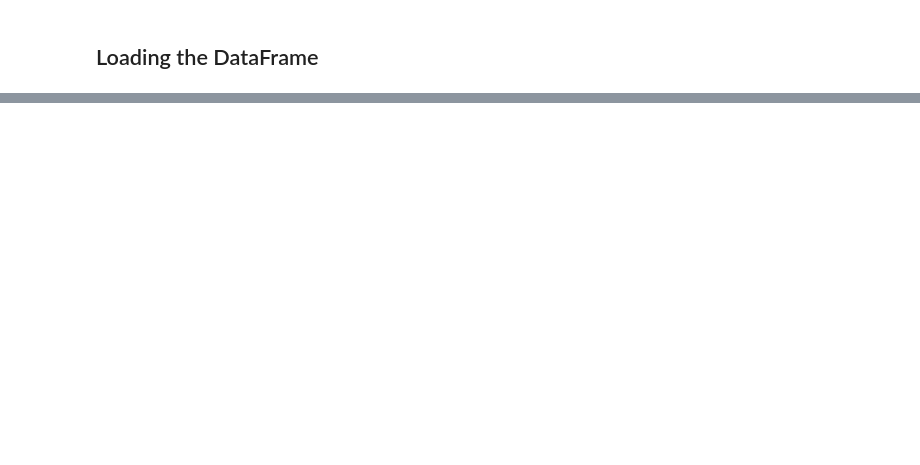
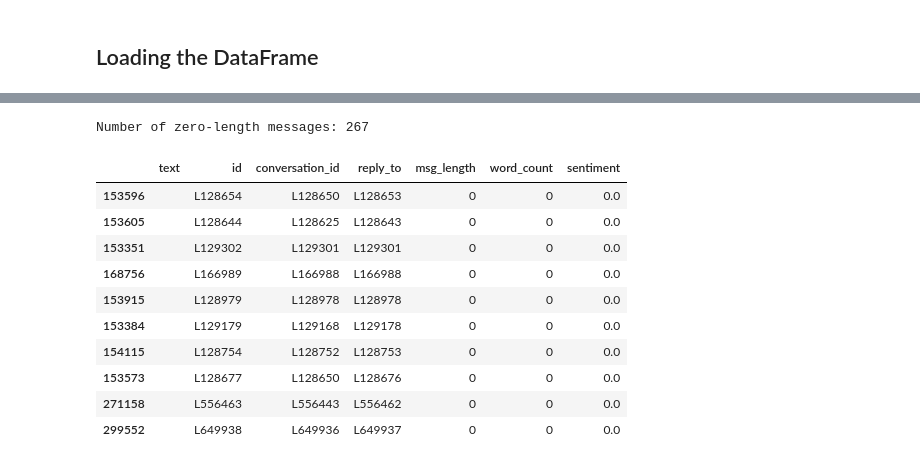
Before and after one commit to Tomas4python/chatbot, a Jupyter notebook: 01_preprocess_dataset.ipynb, the cells around one changed output, grey strips where cells are left out. Drawn from its saved outputs; the diff is of its cells as text; code cells hidden in the pictures; blank space fills up the shorter version.

```diff
--- a/01_preprocess_dataset.ipynb
+++ b/01_preprocess_dataset.ipynb
@@ -241,0 +263,3 @@ df_loaded_parquet.head()
+# %%
+conversations = df_loaded_parquet[['text', 'id', 'conversation_id', 'reply_to']]
+conversations.head(30)
@@ -241,0 +326,30 @@ df_loaded_parquet.head()
+# %%
+from nltk import FreqDist, word_tokenize
+from nltk.tokenize import sent_tokenize
+from textblob import TextBlob
+import nltk
+
+# Ensure that the punkt tokenizer is available
+nltk.download('punkt')
+
+# Basic statistics
+conversations.loc[:, 'msg_length'] = conversations['text'].apply(len)
+conversations.loc[:, 'word_count'] = conversations['text'].apply(lambda x: len(word_tokenize(x)))
+
+
+print("Average message length (characters):", np.mean(conversations['msg_length']))
+print("Average message length (words):", np.mean(conversations['word_count']))
+print("Min message length (characters):", np.min(conversations['msg_length']))
+print("Max message length (characters):", np.max(conversations['msg_length']))
+print("Standard deviation (characters):", np.std(conversations['msg_length']))
+
+# Word frequency analysis
+all_words = ' '.join(conversations['text']).lower()
+words = word_tokenize(all_words)
+freq_dist = FreqDist(words)
+print("Most common words:", freq_dist.most_common(50))
+
+# Sentiment analysis
+conversations.loc[:, 'sentiment'] = conversations['text'].apply(lambda x: TextBlob(x).sentiment.polarity)
+print("Average sentiment (polarity):", np.mean(conversations['sentiment']))
+print("Sentiment distribution:", conversations['sentiment'].describe())
@@ -241,0 +376,18 @@ df_loaded_parquet.head()
+# %%
+# Calculating zero characters messages
+zero_length_messages = conversations[conversations['text'].apply(len) == 0]
+print("Number of zero-length messages:", len(zero_length_messages))
+zero_length_messages.sample(10)
+# %% [output]
+Number of zero-length messages: 267
+|  | text | id | conversation_id | reply_to | msg_length | word_count | sentiment |
+| 153596 |  | L128654 | L128650 | L128653 | 0 | 0 | 0.0 |
+| 153605 |  | L128644 | L128625 | L128643 | 0 | 0 | 0.0 |
+| 153351 |  | L129302 | L129301 | L129301 | 0 | 0 | 0.0 |
+| 168756 |  | L166989 | L166988 | L166988 | 0 | 0 | 0.0 |
+| 153915 |  | L128979 | L128978 | L128978 | 0 | 0 | 0.0 |
+| 153384 |  | L129179 | L129168 | L129178 | 0 | 0 | 0.0 |
+| 154115 |  | L128754 | L128752 | L128753 | 0 | 0 | 0.0 |
+| 153573 |  | L128677 | L128650 | L128676 | 0 | 0 | 0.0 |
+| 271158 |  | L556463 | L556443 | L556462 | 0 | 0 | 0.0 |
+| 299552 |  | L649938 | L649936 | L649937 | 0 | 0 | 0.0 |
```
Also changed, not shown: parts of 37 cells of this notebook.
